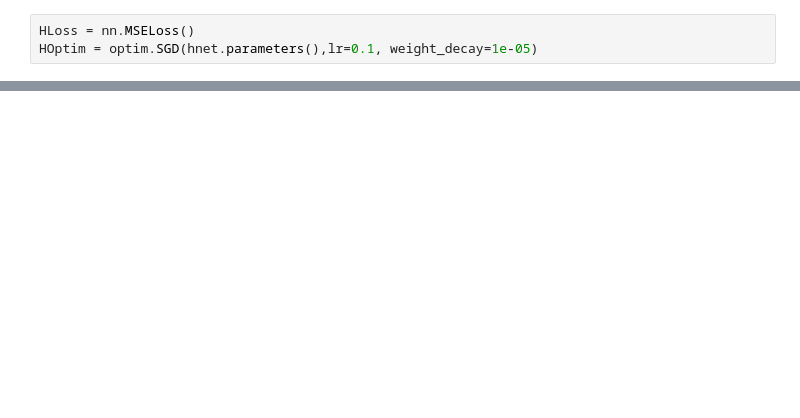
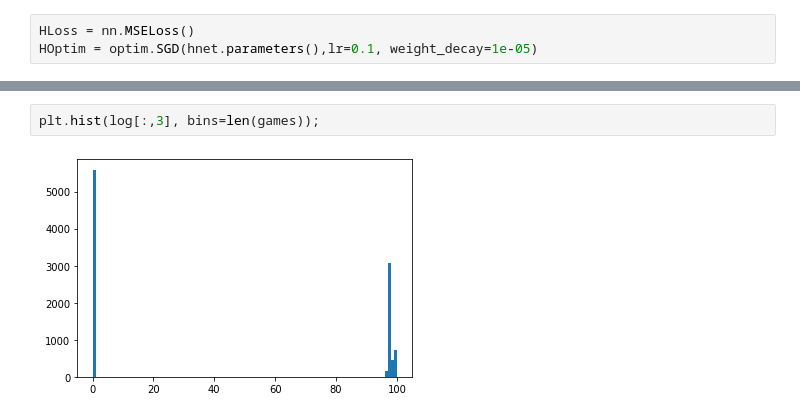
Before and after one commit to jordandekraker/HippoNet, a Jupyter notebook: AtariSpace_basic.ipynb, the cells around one changed output, grey strips where cells are left out. Drawn from its saved outputs; the diff is of its cells as text; blank space fills up the shorter version.

```diff
--- a/AtariSpace_basic.ipynb
+++ b/AtariSpace_basic.ipynb
@@ -470,0 +456,4 @@ plt.plot(log[:,2])
+# %%
+plt.hist(log[:,3], bins=len(games));
+# %% [output]
+[figure, added]
```
Also changed, not shown: parts of 12 cells of this notebook.
